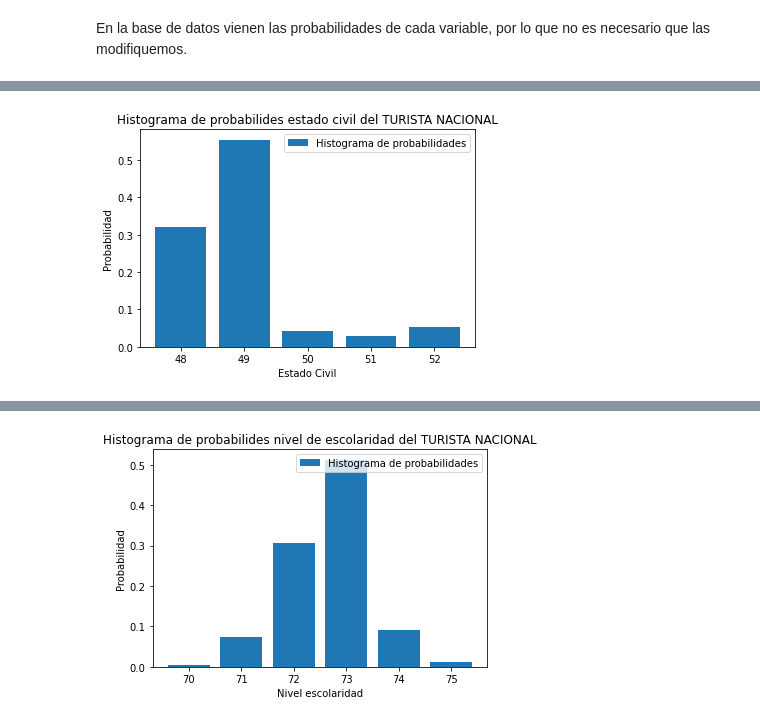
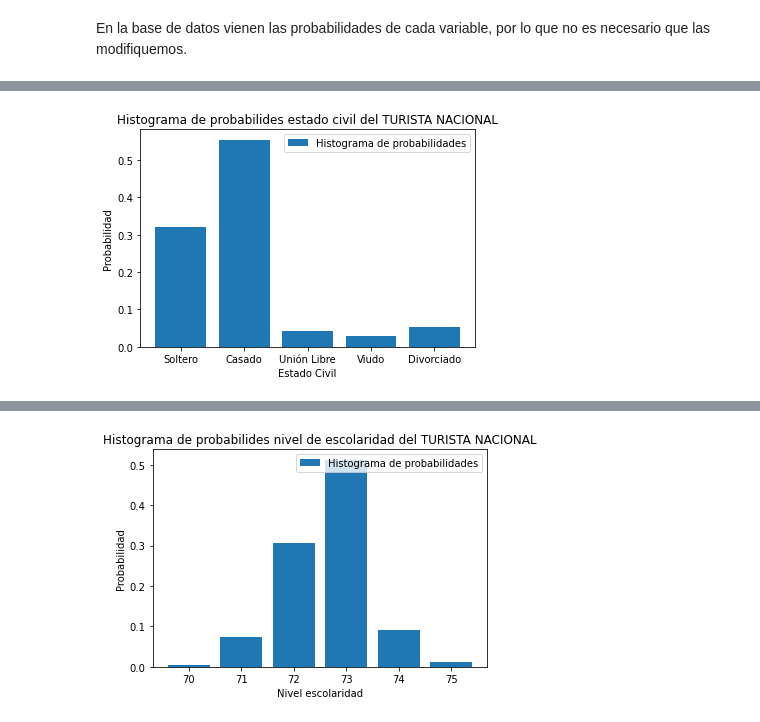
Before and after one commit to ariadnagalindom/Proyecto_GIMontoya_ADGalindo, a Jupyter notebook: CODIGO Ariadna.ipynb, the cells around one changed output, grey strips where cells are left out. Cells and saved outputs as stored; diff of their text form; code cells hidden in the pictures.

```diff
--- a/CODIGO Ariadna.ipynb
+++ b/CODIGO Ariadna.ipynb
@@ -16,29 +16,36 @@ En la base de datos vienen las probabilidades de cada variable, por lo que no es
 # %%
 #segmentamos la base de datos para generar variables
 #nodo 1: EDAD
-nac_edad=pd.DataFrame(data.iloc[8:14])
-nac_edad.columns=(["edades","probabilidad"])
+nac_edad=pd.DataFrame(data.iloc[9:15])
+nac_edad.columns=(["AMG","probabilidad"])
+#nac_edad["frecuencia"]=26801143
 
-int_edad=pd.DataFrame(data.iloc[15:21])
-int_edad.columns=(["edades","probabilidad"])
+int_edad=pd.DataFrame(data.iloc[17:23])
+int_edad.columns=(["AMG","probabilidad"])
 
 #nodo 2: ESTADO CIVIL
 nac_civil=pd.DataFrame(data.iloc[22:27])
-nac_civil.columns=(["estado_civil","probabilidad"])
+nac_civil.columns=(["AMG","probabilidad"])
 
-int_civil=pd.DataFrame(data.iloc[28:33])
-int_civil.columns=(["estado_civil","probabilidad"])
+int_civil=data.iloc[32:37]
+int_civil.columns=(["AMG","probabilidad"])
 
 #nodo 3: NIVEL DE ESCOLARIDAD
-nac_school=pd.DataFrame(data.iloc[34:40])
-nac_school.columns=(["nivel_escolar","probabilidad"])
+nac_school=data.iloc[39:45]
+nac_school.columns=(["AMG","probabilidad"])
+nac_school=pd.DataFrame(nac_school)
 
-int_school=pd.DataFrame(data.iloc[41:47])
-int_school.columns=(["nivel_escolar","probabilidad"])
+int_school=data.iloc[47:53]
+int_school.columns=(["AMG","probabilidad"])
+int_school=pd.DataFrame(int_school)
 
 # nodo 4: MOTIVACIÓN PARA HACER EL VIAJE
-nac_motiv=pd.DataFrame(data2.iloc[13:20])
-nac_motiv.columns=(["motivacion","probabilidad"])
+nac_motiv=data2.iloc[13:20]
+nac_motiv.columns=(["AMG","probabilidad"])
+nac_motiv=pd.DataFrame(nac_motiv)
 
-int_motiv=pd.DataFrame(data2.iloc[22:30])
-int_motiv.columns=(["motivacion","probabilidad"])
+int_motiv=data2.iloc[22:29]
+int_motiv.columns=(["AMG","probabilidad"])
+int_motiv=pd.DataFrame(int_motiv)
+
+nac_civil
@@ -45,9 +68,9 @@ int_motiv.columns=(["motivacion","probabilidad"])
 # %%
-plt.bar(nac_civil.index,nac_civil.probabilidad, label='Histograma de probabilidades')
+plt.bar(nac_civil.index,nac_civil.AMG, label='Histograma de probabilidades')
 plt.xlabel('Estado Civil')
 plt.ylabel('Probabilidad')
 plt.title('Histograma de probabilides estado civil del TURISTA NACIONAL')
 plt.legend()
 plt.show()
 # %% [output]
-[figure, old version]
+[figure, new version]
```
Also changed, not shown: parts of 15 cells of this notebook, 1 other file.
